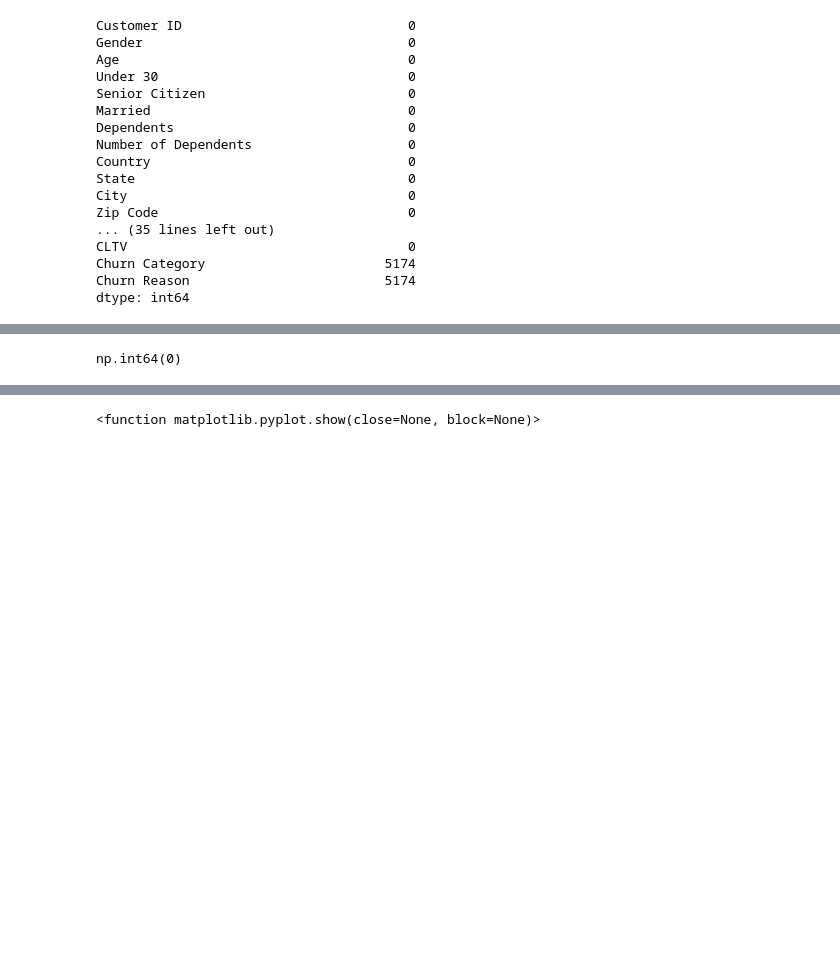
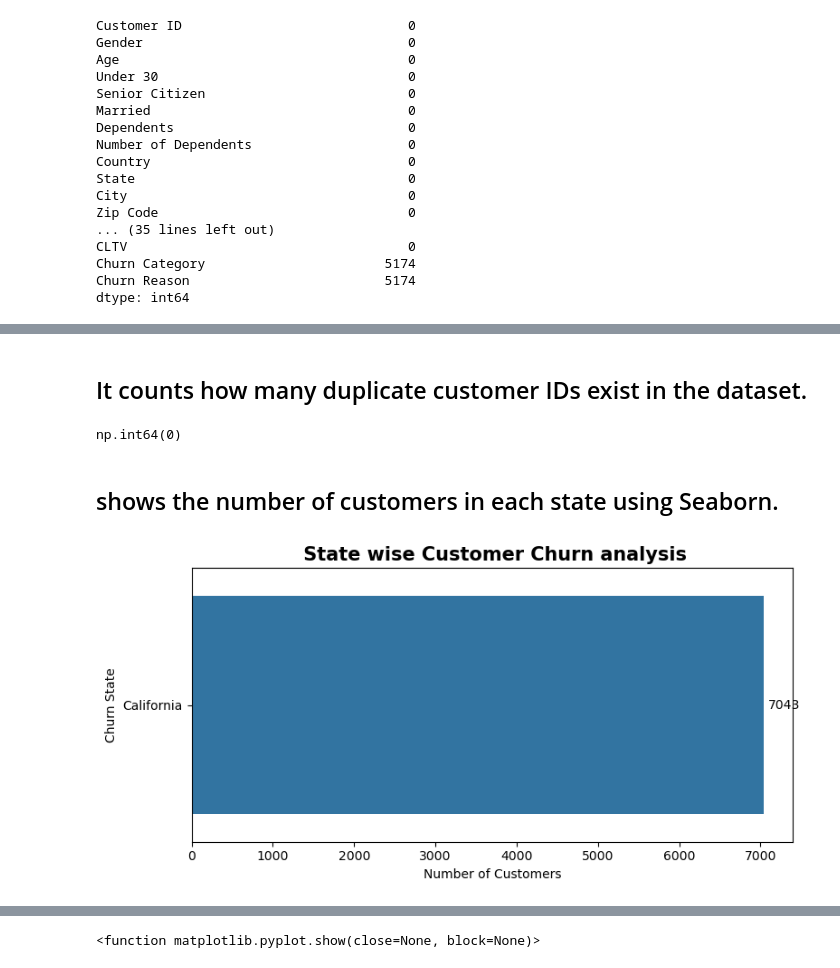
Before and after one commit to sahuanshika557-sys/Customer-Churn-Analysis, a Jupyter notebook: TCA.ipynb, the cells around one changed output, grey strips where cells are left out. Drawn from its saved outputs; the diff is of its cells as text; code cells hidden in the pictures; blank space fills up the shorter version.

```diff
--- a/TCA.ipynb
+++ b/TCA.ipynb
@@ -87,7 +94,29 @@ df.describe()
 | 50% | 46.000000 | 0.000000 | 93518.000000 | 36.205465 | -119.595293 | 17554.000000 | 0.000000 | ... |
 | 75% | 60.000000 | 0.000000 | 95329.000000 | 38.161321 | -117.969795 | 36125.000000 | 3.000000 | ... |
 | max | 80.000000 | 9.000000 | 96150.000000 | 41.962127 | -114.192901 | 105285.000000 | 11.000000 | ... |
+# %% [markdown]
+## It counts how many duplicate customer IDs exist in the dataset.
 # %%
 df["Customer ID"].duplicated().sum()
 # %% [output]
 np.int64(0)
+# %% [markdown]
+## shows the number of customers in each state using Seaborn.
+# %%
+plt.figure(figsize=(8, 4))
+ax = sns.countplot(
+    y="State",
+    data=df,
+    order=df["State"].value_counts().index,
+    hue="State",
+    legend=False,
+    # palette="viridis"
+)
+ax.bar_label(ax.containers[0], fontsize=10, padding=3)
+plt.title(" State wise Customer Churn analysis", fontsize=15, fontweight="bold")
+plt.xlabel("Number of Customers")
+plt.ylabel("Churn State")
+plt.tight_layout()
+plt.show()
+# %% [output]
+[figure, added]
```
Also changed, not shown: parts of 25 cells of this notebook.
